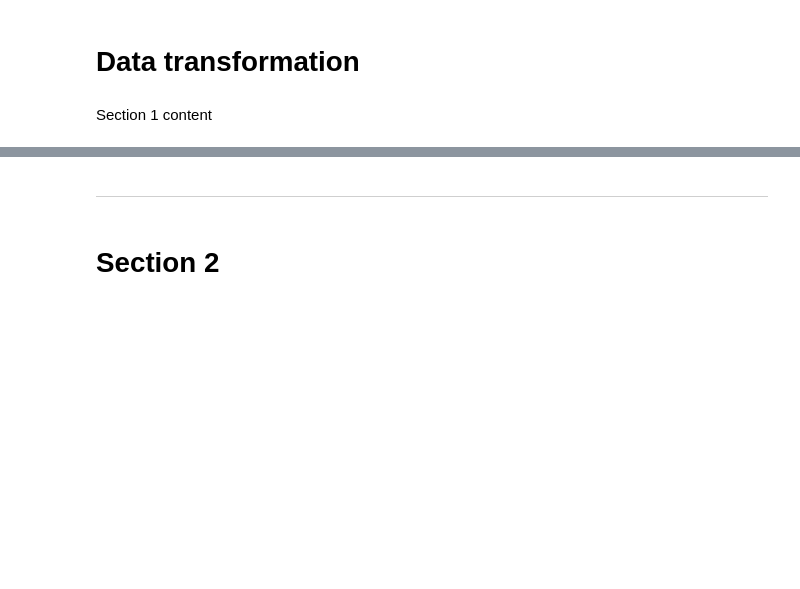
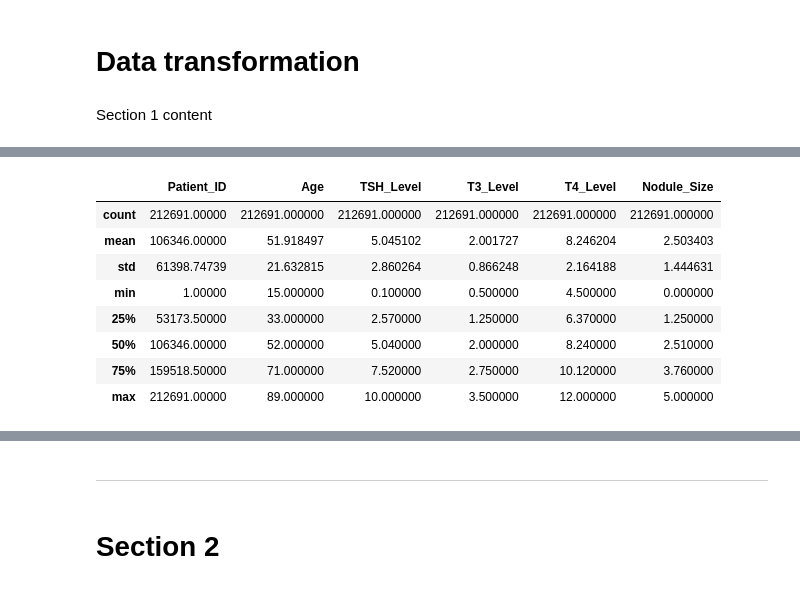
Before and after one commit to kenanwright1988/Thyroid-Risk-Analysis, a Jupyter notebook: jupyter_notebooks/Notebook_Template.ipynb, the cells around one changed output, grey strips where cells are left out. Cells and saved outputs as stored; diff of their text form; code cells hidden in the pictures; blank space fills up the shorter version.

```diff
--- a/jupyter_notebooks/Notebook_Template.ipynb
+++ b/jupyter_notebooks/Notebook_Template.ipynb
@@ -61,0 +98,13 @@ ModuleNotFoundError: No module named 'pandas'
+# %%
+# Generate a summary of the statistics of the dataset
+df.describe()
+# %% [output]
+|  | Patient_ID | Age | TSH_Level | T3_Level | T4_Level | Nodule_Size |
+| count | 212691.00000 | 212691.000000 | 212691.000000 | 212691.000000 | 212691.000000 | 212691.000000 |
+| mean | 106346.00000 | 51.918497 | 5.045102 | 2.001727 | 8.246204 | 2.503403 |
+| std | 61398.74739 | 21.632815 | 2.860264 | 0.866248 | 2.164188 | 1.444631 |
+| min | 1.00000 | 15.000000 | 0.100000 | 0.500000 | 4.500000 | 0.000000 |
+| 25% | 53173.50000 | 33.000000 | 2.570000 | 1.250000 | 6.370000 | 1.250000 |
+| 50% | 106346.00000 | 52.000000 | 5.040000 | 2.000000 | 8.240000 | 2.510000 |
+| 75% | 159518.50000 | 71.000000 | 7.520000 | 2.750000 | 10.120000 | 3.760000 |
+| max | 212691.00000 | 89.000000 | 10.000000 | 3.500000 | 12.000000 | 5.000000 |
```
Also changed, not shown: parts of 13 cells of this notebook.
